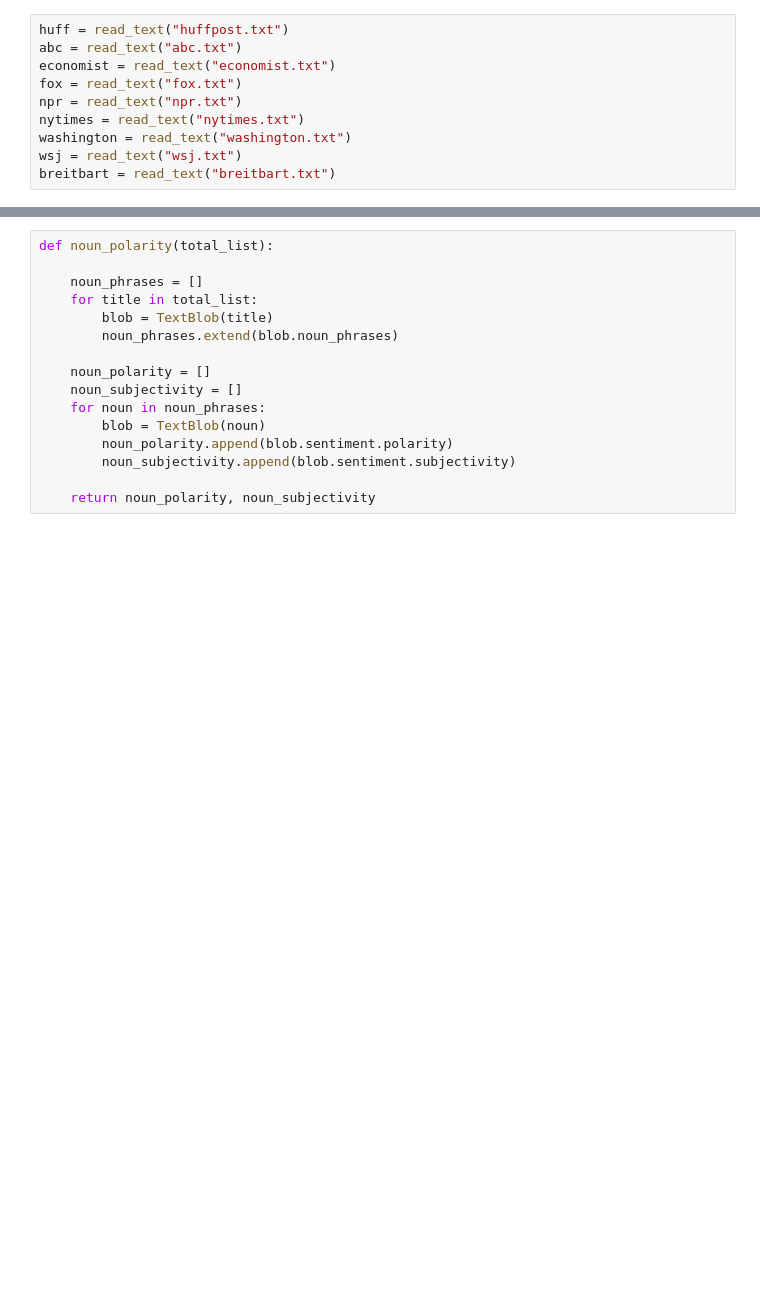
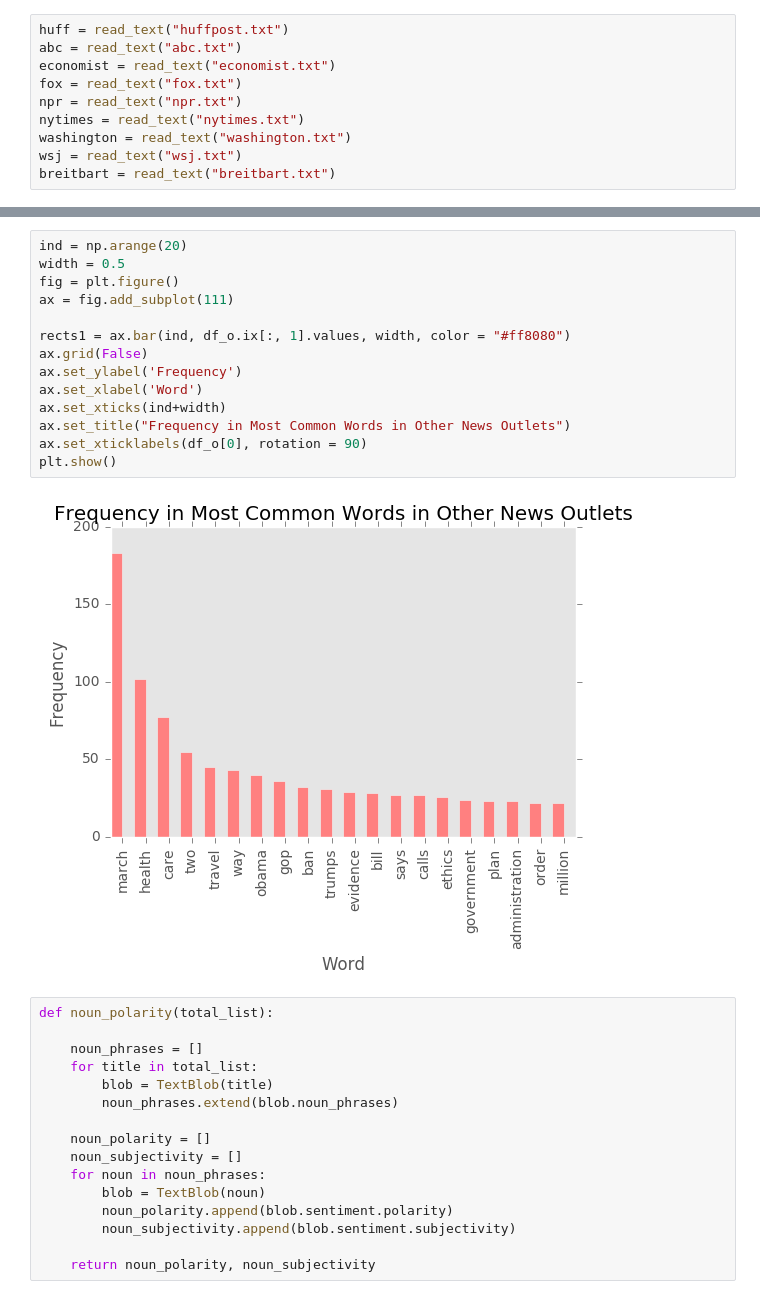
Before and after one commit to noashadmon/sta141bfinal, a Jupyter notebook: nounpolarity-analysis.ipynb, the cells around one changed output, grey strips where cells are left out. Cells and saved outputs as stored; diff of their text form; blank space fills up the shorter version.

```diff
--- a/nounpolarity-analysis.ipynb
+++ b/nounpolarity-analysis.ipynb
@@ -90,3 +136,19 @@ print maxrow, maxcol
+# %%
+ind = np.arange(20)
+width = 0.5
+fig = plt.figure()
+ax = fig.add_subplot(111)
+
+rects1 = ax.bar(ind, df_o.ix[:, 1].values, width, color = "#ff8080")
+ax.grid(False)
+ax.set_ylabel('Frequency')
+ax.set_xlabel('Word')
+ax.set_xticks(ind+width)
+ax.set_title("Frequency in Most Common Words in Other News Outlets")
+ax.set_xticklabels(df_o[0], rotation = 90)
+plt.show()
+# %% [output]
+[figure, added]
 # %%
 def noun_polarity(total_list):
 
```
Also changed, not shown: parts of 17 cells of this notebook.
